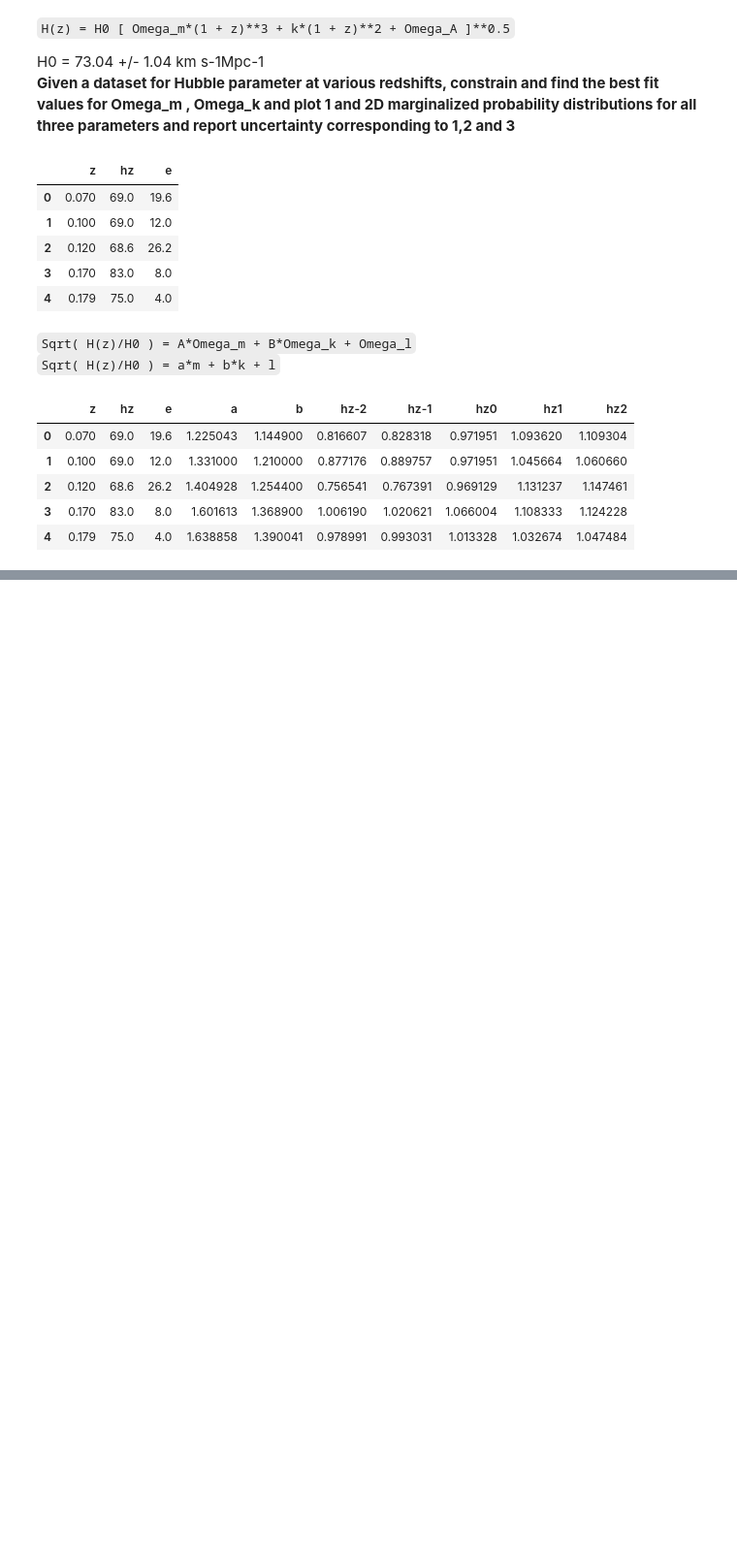
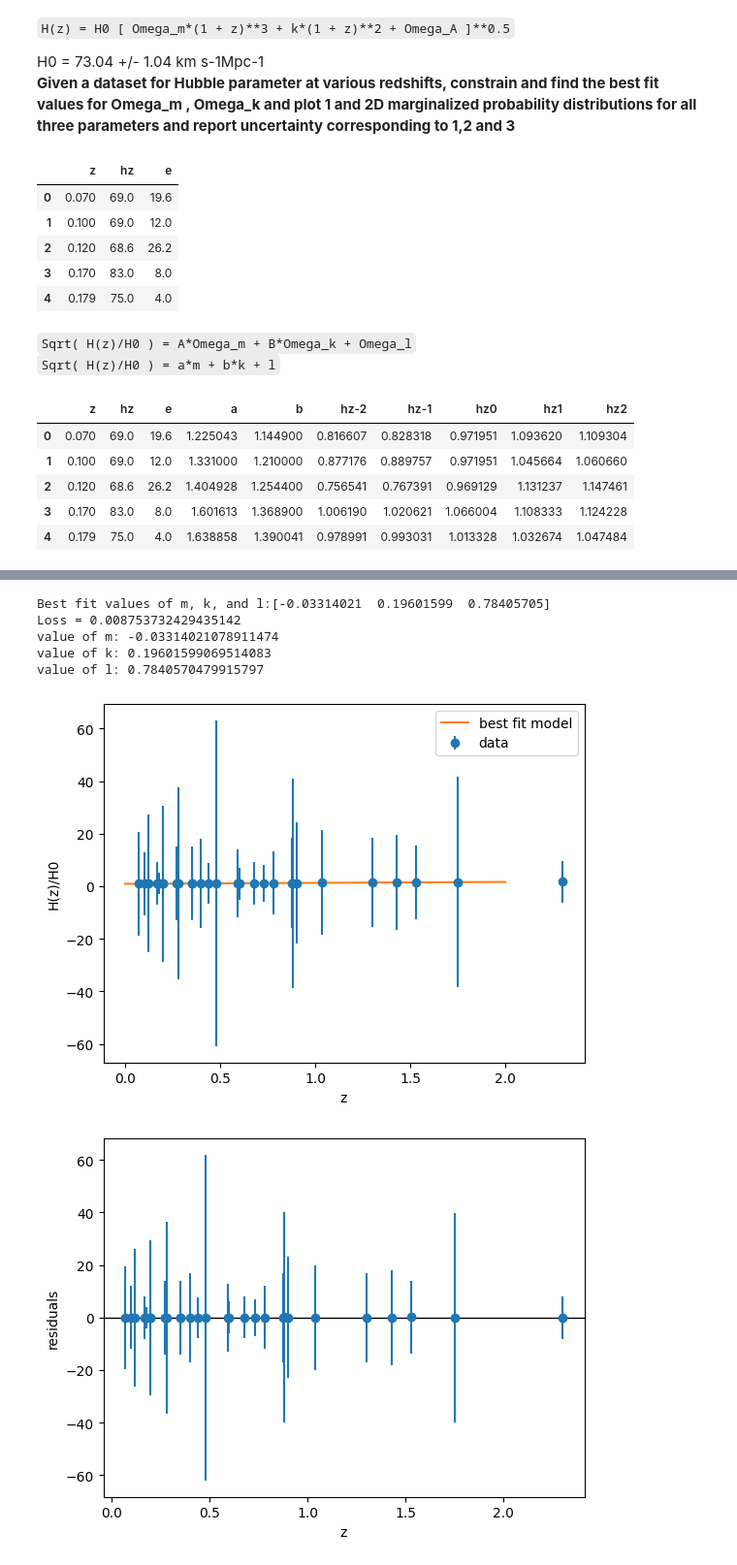
Before and after one commit to pranavsutar/Code-the-Cosmos-PHD, a Jupyter notebook: CodeTheCosmos.ipynb, the cells around one changed output, grey strips where cells are left out. Shown at 97% size. Drawn from its saved outputs; the diff is of its cells as text; code cells hidden in the pictures; blank space fills up the shorter version.

```diff
--- a/CodeTheCosmos.ipynb
+++ b/CodeTheCosmos.ipynb
@@ -73,0 +153,28 @@ df.head()
+# %%
+# To find the value by definig=ng a loss function and minimizing it
+def loss(params):
+    m, k, l = params
+    # return np.sum(((model(df['z'], m, k, l) - df['hz0'])/df['e'])**2)
+    # if value lies between the error bars, the loss is 0
+    # if value is more than the upper error bar, the loss is (value - upper error bar), else (lower error bar - value)
+    v = model(df['z'], m, k, l)
+    loss = np.zeros(len(v))
+
+    for i in range(len(v)):
+        if v[i] > df['hz1'][i]:
+            loss[i] = (v[i] - df['hz1'][i])**2
+        elif v[i] < df['hz-1'][i]:
+            loss[i] = (df['hz-1'][i] - v[i])**2
+        else:
+            loss[i] = 0
+    return np.sum(loss)
+
+performance_of_loss(loss, popt)
+# %% [output]
+Best fit values of m, k, and l:[-0.03314021  0.19601599  0.78405705]
+Loss = 0.008753732429435142
+value of m: -0.03314021078911474
+value of k: 0.19601599069514083
+value of l: 0.7840570479915797
+[figure, added]
+[figure, added]
```
Also changed, not shown: parts of 12 cells of this notebook.
